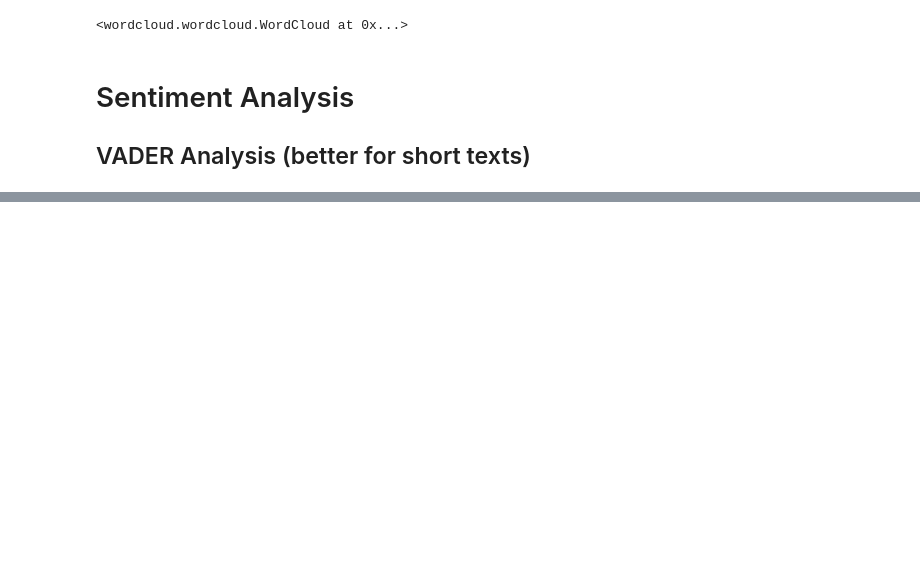
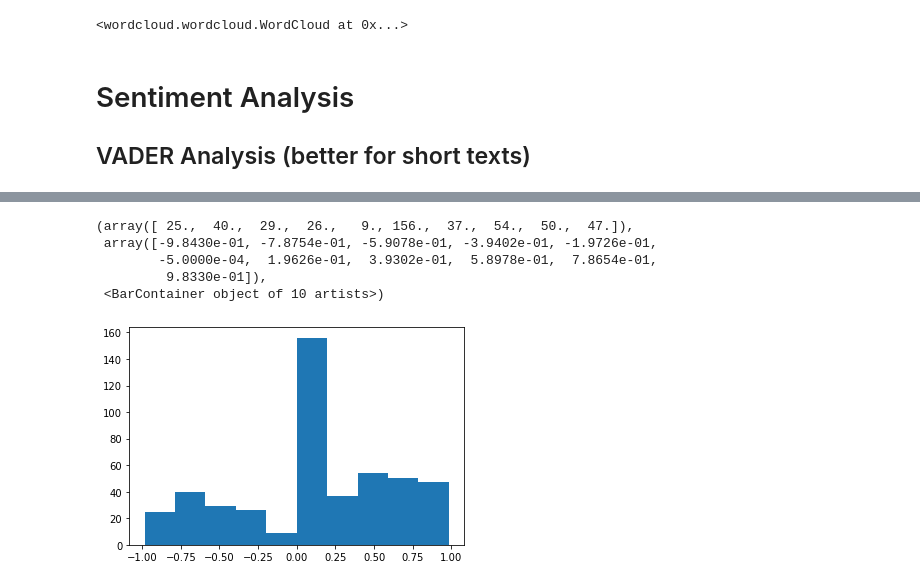
Before and after one commit to joshuawong96/Trump-Impeachment-Analysis, a Jupyter notebook: Instagram/Analysis/scraping_instagram.ipynb, the cells around one changed output, grey strips where cells are left out. Saved outputs shown, nothing was run; the diff lists cells and outputs as text; code cells hidden in the pictures; blank space fills up the shorter version.

Commit message:
vader analysis

```diff
--- a/Instagram/Analysis/scraping_instagram.ipynb
+++ b/Instagram/Analysis/scraping_instagram.ipynb
@@ -292,0 +322,9 @@ def sentiment_scores(sentence):
+# %%
+def vader_compound_score(sentence):
+    sid_obj = SentimentIntensityAnalyzer()
+    sentiment_dict = sid_obj.polarity_scores(sentence)
+    return sentiment_dict['compound']
+
+df['vader_score_emoji'] = df['comment'].apply(vader_compound_score)
+df['vader_score_no_emoji'] = df['comment_no_emoji'].apply(vader_compound_score)
+df.head()
@@ -292,0 +338,9 @@ def sentiment_scores(sentence):
+# %%
+plt.hist(df.vader_score_emoji)
+# %% [output]
+(array([ 25.,  40.,  29.,  26.,   9., 156.,  37.,  54.,  50.,  47.]),
+ array([-9.8430e-01, -7.8754e-01, -5.9078e-01, -3.9402e-01, -1.9726e-01,
+        -5.0000e-04,  1.9626e-01,  3.9302e-01,  5.8978e-01,  7.8654e-01,
+         9.8330e-01]),
+ <BarContainer object of 10 artists>)
+[figure, added]
```
Also changed, not shown: parts of 21 cells of this notebook.
